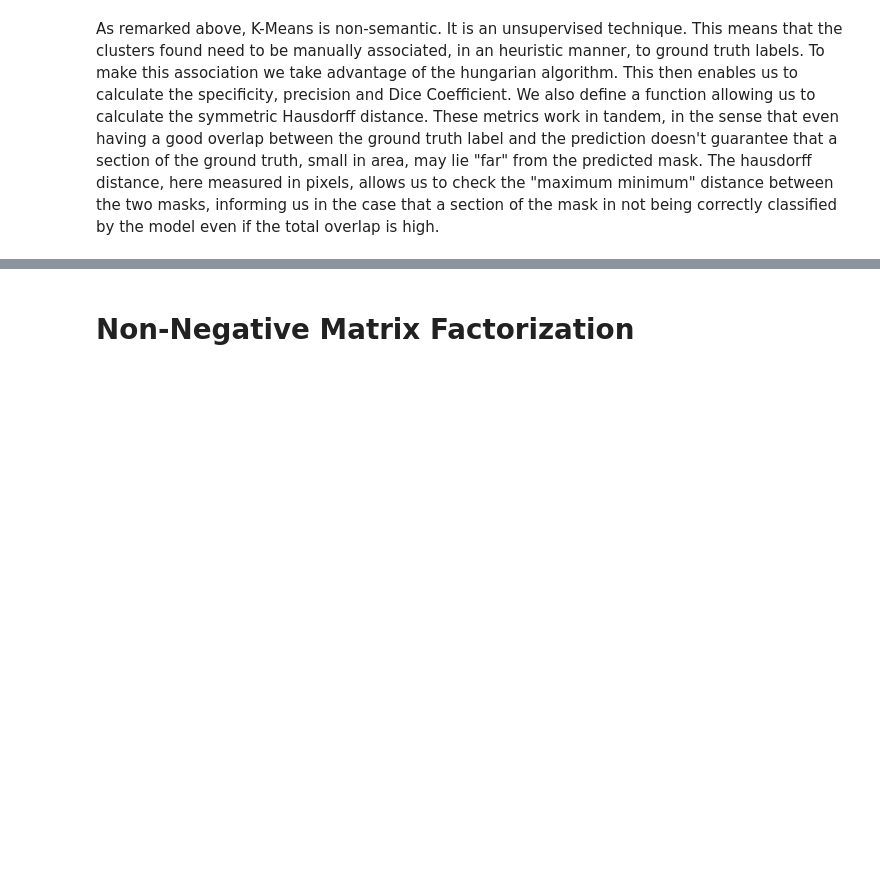
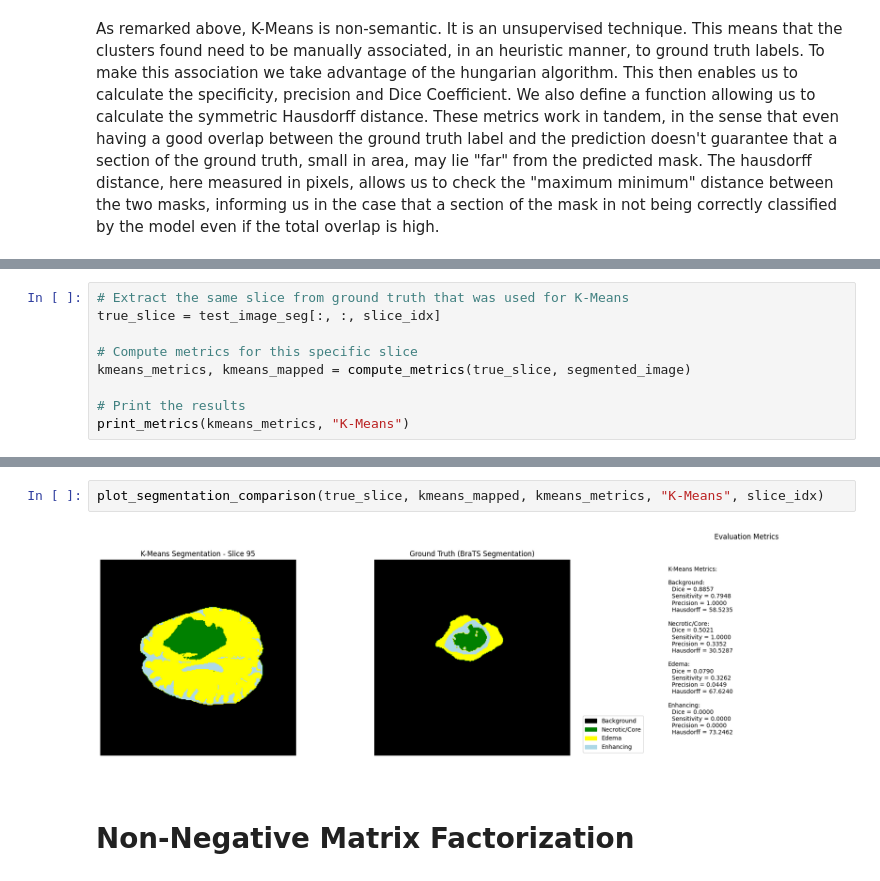
Before and after one commit to itisclairee/BrainTumorSegmentation, a Jupyter notebook: project.ipynb, the cells around one changed output, grey strips where cells are left out. Drawn from its saved outputs; the diff is of its cells as text; blank space fills up the shorter version.

```diff
--- a/project.ipynb
+++ b/project.ipynb
@@ -582,0 +505,9 @@ Necrotic/Core:
+# %%
+# Extract the same slice from ground truth that was used for K-Means
+true_slice = test_image_seg[:, :, slice_idx]
+
+# Compute metrics for this specific slice
+kmeans_metrics, kmeans_mapped = compute_metrics(true_slice, segmented_image)
+
+# Print the results
+print_metrics(kmeans_metrics, "K-Means")
@@ -583,3 +532,7 @@ Necrotic/Core:
+# %%
+plot_segmentation_comparison(true_slice, kmeans_mapped, kmeans_metrics, "K-Means", slice_idx)
+# %% [output]
+[figure, added]
 # %% [markdown]
 # Non-Negative Matrix Factorization
 # %% [markdown]
```
Also changed, not shown: parts of 24 cells of this notebook.
